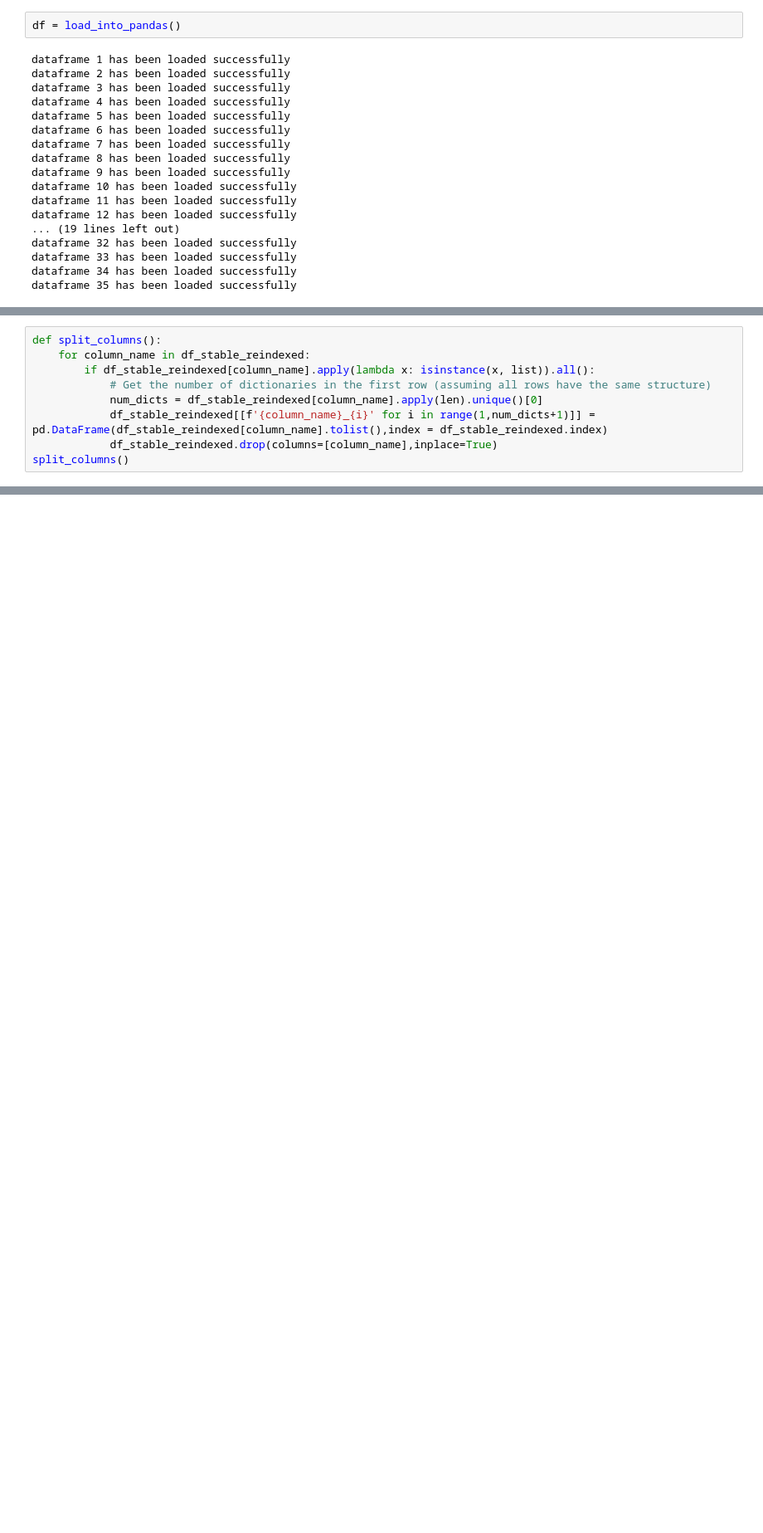
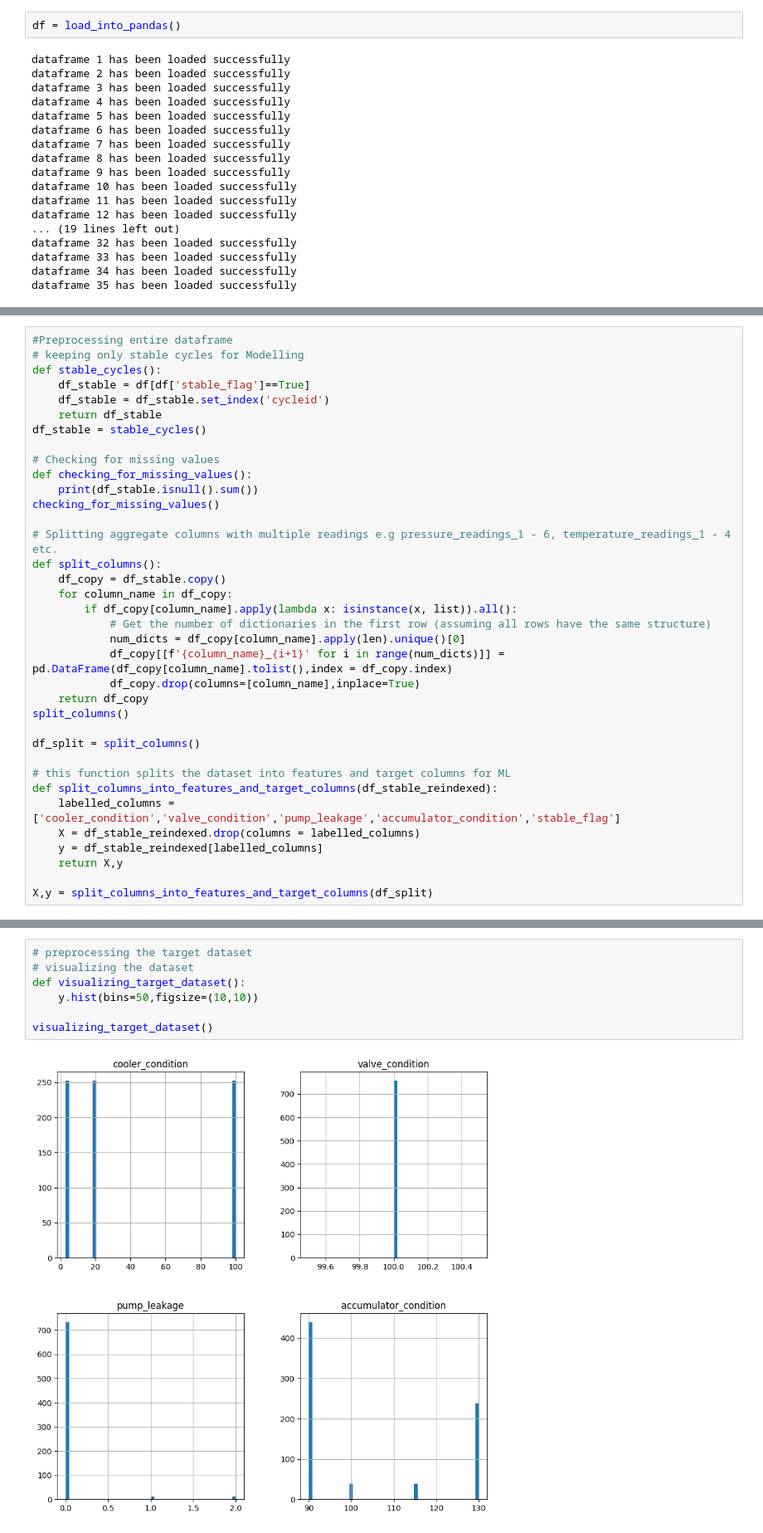
Before and after one commit to AsuquoAA/Predictive_Maintenance, a Jupyter notebook: Predictive_Maintenance_Classification.ipynb, the cells around one changed output, grey strips where cells are left out. Shown at 83% size. Saved outputs shown, nothing was run; the diff lists cells and outputs as text; blank space fills up the shorter version.

```diff
--- a/Predictive_Maintenance_Classification.ipynb
+++ b/Predictive_Maintenance_Classification.ipynb
@@ -556,9 +486,36 @@ print(len(df_stable_reindexed))
 # %%
+#Preprocessing entire dataframe
+# keeping only stable cycles for Modelling
+def stable_cycles():
+    df_stable = df[df['stable_flag']==True]
+    df_stable = df_stable.set_index('cycleid')
+    return df_stable
+df_stable = stable_cycles()
+
+# Checking for missing values
+def checking_for_missing_values():
+    print(df_stable.isnull().sum())
+checking_for_missing_values()
+
+# Splitting aggregate columns with multiple readings e.g pressure_readings_1 - 6, temperature_readings_1 - 4 etc.
 def split_columns():
-    for column_name in df_stable_reindexed:
-        if df_stable_reindexed[column_name].apply(lambda x: isinstance(x, list)).all():
+    df_copy = df_stable.copy()
+    for column_name in df_copy:
+        if df_copy[column_name].apply(lambda x: isinstance(x, list)).all():
             # Get the number of dictionaries in the first row (assuming all rows have the same structure)
-            num_dicts = df_stable_reindexed[column_name].apply(len).unique()[0]
-            df_stable_reindexed[[f'{column_name}_{i}' for i in range(1,num_dicts+1)]] = pd.DataFrame(df_stable_reindexed[column_name].tolist(),index = df_stable_reindexed.index)
-            df_stable_reindexed.drop(columns=[column_name],inplace=True)
+            num_dicts = df_copy[column_name].apply(len).unique()[0]
+            df_copy[[f'{column_name}_{i+1}' for i in range(num_dicts)]] = pd.DataFrame(df_copy[column_name].tolist(),index = df_copy.index)
+            df_copy.drop(columns=[column_name],inplace=True)
+    return df_copy
 split_columns()
+
+df_split = split_columns()
+
+# this function splits the dataset into features and target columns for ML
+def split_columns_into_features_and_target_columns(df_stable_reindexed):
+    labelled_columns = ['cooler_condition','valve_condition','pump_leakage','accumulator_condition','stable_flag']
+    X = df_stable_reindexed.drop(columns = labelled_columns)
+    y = df_stable_reindexed[labelled_columns]
+    return X,y
+
+X,y = split_columns_into_features_and_target_columns(df_split)
@@ -567,0 +757,9 @@ split_columns()
+# %%
+# preprocessing the target dataset
+# visualizing the dataset
+def visualizing_target_dataset():
+    y.hist(bins=50,figsize=(10,10))
+
+visualizing_target_dataset()
+# %% [output]
+[figure, added]
```
Also changed, not shown: parts of 25 cells of this notebook.
